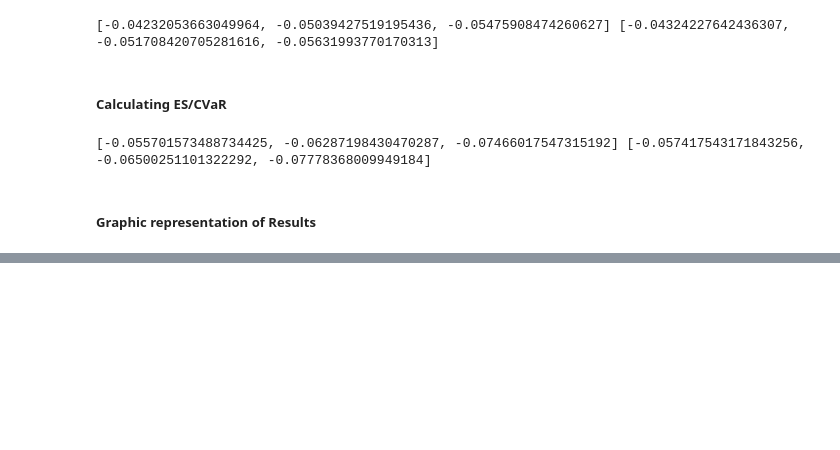
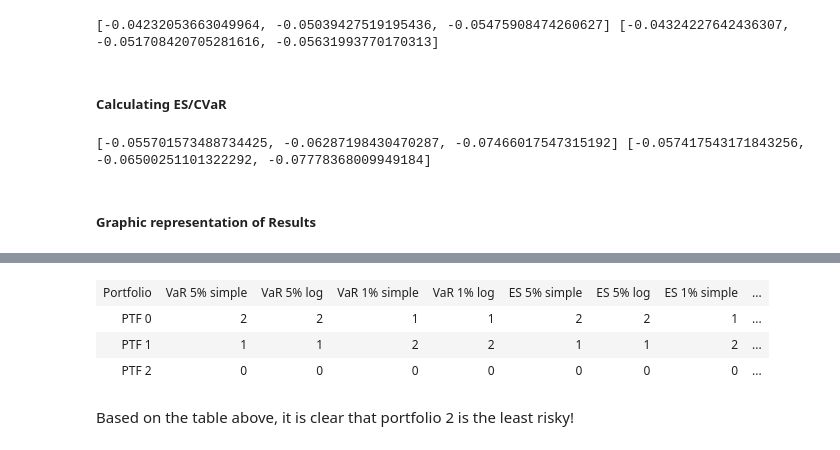
Before and after one commit to qlero/financial_metrics_comparisons, a Jupyter notebook: simple_versus_log_returns.ipynb, the cells around one changed output, grey strips where cells are left out. Cells and saved outputs as stored; diff of their text form; code cells hidden in the pictures; blank space fills up the shorter version.

```diff
--- a/simple_versus_log_returns.ipynb
+++ b/simple_versus_log_returns.ipynb
@@ -292,0 +357,40 @@ for i in range(4):
+# %%
+# Calculate the order of each VaR and CVaR/ES
+VaR_simple = [[sorted(VaR_simple[0], reverse=True).index(x) for x in VaR_simple[0]],
+              [sorted(VaR_simple[1], reverse=True).index(x) for x in VaR_simple[1]]]
+VaR_log = [[sorted(VaR_log[0], reverse=True).index(x) for x in VaR_log[0]],
+           [sorted(VaR_log[1], reverse=True).index(x) for x in VaR_log[1]]]
+
+ES_simple = [[sorted(ES_simple[0], reverse=True).index(x) for x in ES_simple[0]],
+             [sorted(ES_simple[1], reverse=True).index(x) for x in ES_simple[1]]]
+ES_log = [[sorted(ES_log[0], reverse=True).index(x) for x in ES_log[0]],
+          [sorted(ES_log[1], reverse=True).index(x) for x in ES_log[1]]]
+
+PTFS = []
+
+for i in range(3):
+    PTFS.append([])
+    PTFS[i].append(f"PTF {i}")
+    PTFS[i].append(VaR_simple[0][i])
+    PTFS[i].append(VaR_log[0][i])
+    PTFS[i].append(VaR_simple[1][i])
+    PTFS[i].append(VaR_log[1][i])
+    PTFS[i].append(ES_simple[0][i])
+    PTFS[i].append(ES_log[0][i])
+    PTFS[i].append(ES_simple[1][i])
+    PTFS[i].append(ES_log[1][i])
+
+table = [["Portfolio","VaR 5% simple","VaR 5% log","VaR 1% simple","VaR 1% log",
+         "ES 5% simple","ES 5% log","ES 1% simple","ES 1% log"],
+         PTFS[0],
+         PTFS[1],
+         PTFS[2]]
+
+display(HTML(tabulate.tabulate(table, tablefmt='html')))
+# %% [output]
+| Portfolio | VaR 5% simple | VaR 5% log | VaR 1% simple | VaR 1% log | ES 5% simple | ES 5% log | ES 1% simple | ... |
+| PTF 0 | 2 | 2 | 1 | 1 | 2 | 2 | 1 | ... |
+| PTF 1 | 1 | 1 | 2 | 2 | 1 | 1 | 2 | ... |
+| PTF 2 | 0 | 0 | 0 | 0 | 0 | 0 | 0 | ... |
+# %% [markdown]
+Based on the table above, it is clear that portfolio 2 is the least risky!
```
Also changed, not shown: parts of 13 cells of this notebook, 1 other file.
